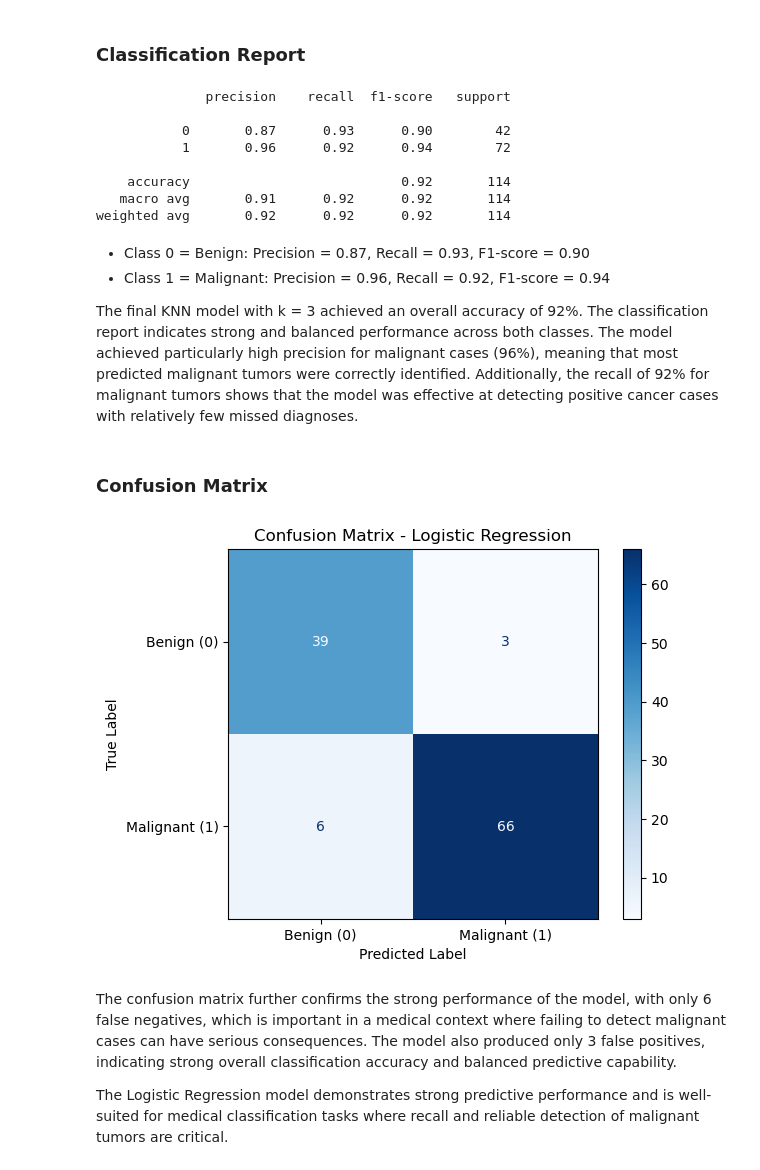
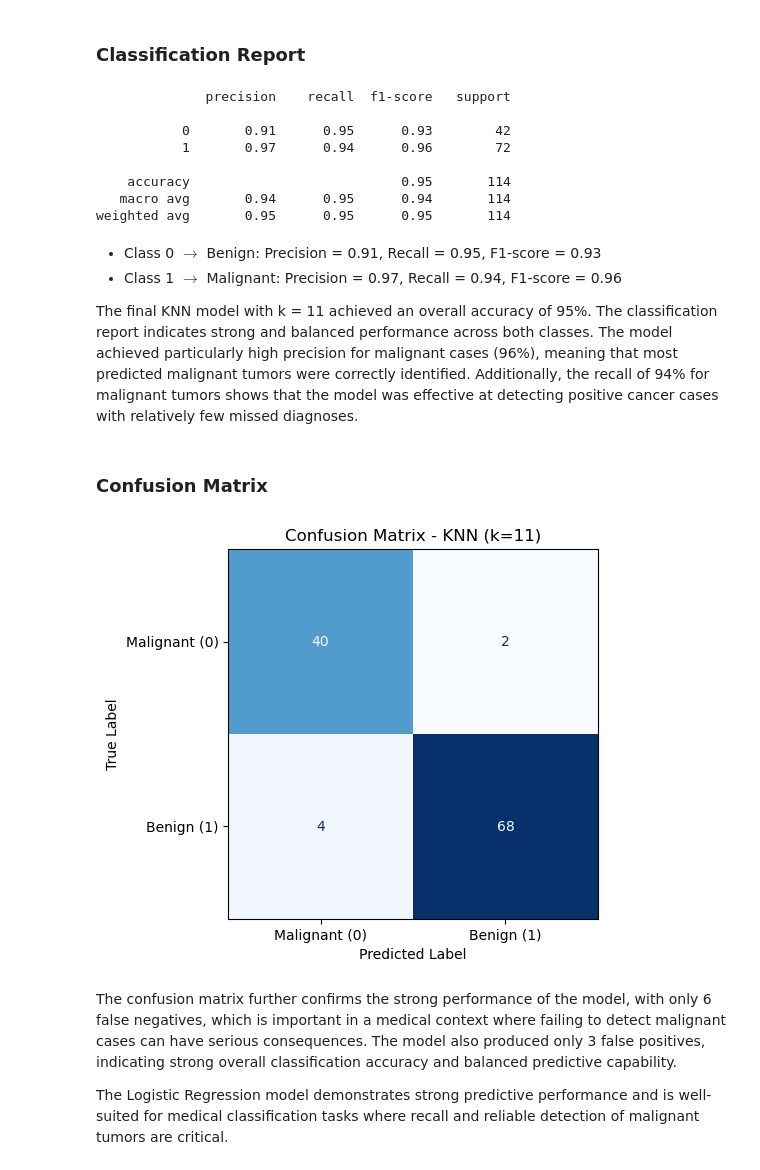
Before and after one commit to Joaomuianga/ML-team-collaboration, a Jupyter notebook: 2_SupervisedLearning/notebooks/Team11_SupervisedLearning_Notebook.ipynb, the cells around one changed output. Cells and saved outputs as stored; diff of their text form; code cells hidden in the pictures.

```diff
--- a/2_SupervisedLearning/notebooks/Team11_SupervisedLearning_Notebook.ipynb
+++ b/2_SupervisedLearning/notebooks/Team11_SupervisedLearning_Notebook.ipynb
@@ -522,8 +522,7 @@ k=11 was selected as the optimal number of neigbors,achieving the highest test a
 # %% [markdown]
 ## 3.2. Final Model
 # %%
-optimal_k = 3
-knn_final = KNeighborsClassifier(n_neighbors=optimal_k)
+knn_final = KNeighborsClassifier(n_neighbors=best_k)
 
 start_time = time.time()
 knn_final.fit(X_train, y_train)
@@ -537,39 +536,36 @@ print(classification_report(y_test, y_pred_knn))
 # %% [output]
               precision    recall  f1-score   support
 
-           0       0.87      0.93      0.90        42
-           1       0.96      0.92      0.94        72
+           0       0.91      0.95      0.93        42
+           1       0.97      0.94      0.96        72
 
-    accuracy                           0.92       114
-   macro avg       0.91      0.92      0.92       114
-weighted avg       0.92      0.92      0.92       114
+    accuracy                           0.95       114
+   macro avg       0.94      0.95      0.94       114
+weighted avg       0.95      0.95      0.95       114
 # %% [markdown]
-- Class 0 = Benign: Precision = 0.87, Recall = 0.93, F1-score = 0.90
-- Class 1 = Malignant: Precision = 0.96, Recall = 0.92, F1-score = 0.94
+- Class 0 $\to$ Benign: Precision = 0.91, Recall = 0.95, F1-score = 0.93
+- Class 1 $\to$ Malignant: Precision = 0.97, Recall = 0.94, F1-score = 0.96
 
-The final KNN model with k = 3 achieved an overall accuracy of 92%.
+The final KNN model with k = 11 achieved an overall accuracy of 95%.
 The classification report indicates strong and balanced performance across both classes.
 The model achieved particularly high precision for malignant cases (96%), meaning that most predicted malignant tumors were correctly identified.
-Additionally, the recall of 92% for malignant tumors shows that the model was effective at detecting positive cancer cases with relatively few missed diagnoses.
+Additionally, the recall of 94% for malignant tumors shows that the model was effective at detecting positive cancer cases with relatively few missed diagnoses.
 # %% [markdown]
 ### Confusion Matrix
 # %%
 cm = confusion_matrix(y_test, y_pred_knn)
 
-disp = ConfusionMatrixDisplay(
-    confusion_matrix=cm,
-    display_labels=["Benign (0)", "Malignant (1)"]
-)
+disp = ConfusionMatrixDisplay.from_predictions(y_test, y_pred_knn,
+    display_labels=['Malignant (0)', 'Benign (1)'],
+    cmap='Blues', colorbar=False)
 
-disp.plot(cmap="Blues", values_format='d')
-
-plt.title("Confusion Matrix - Logistic Regression")
+plt.title(f"Confusion Matrix - KNN ($k={best_k}$)")
 plt.xlabel("Predicted Label")
 plt.ylabel("True Label")
 
 plt.show()
 # %% [output]
-[figure, old version]
+[figure, new version]
 # %% [markdown]
 The confusion matrix further confirms the strong performance of the model, with only 6 false negatives, which is important in a medical context where failing to detect malignant cases can have serious consequences. The model also produced only 3 false positives, indicating strong overall classification accuracy and balanced predictive capability.
 
```
Also changed, not shown: parts of 15 cells of this notebook, 2 other files.
